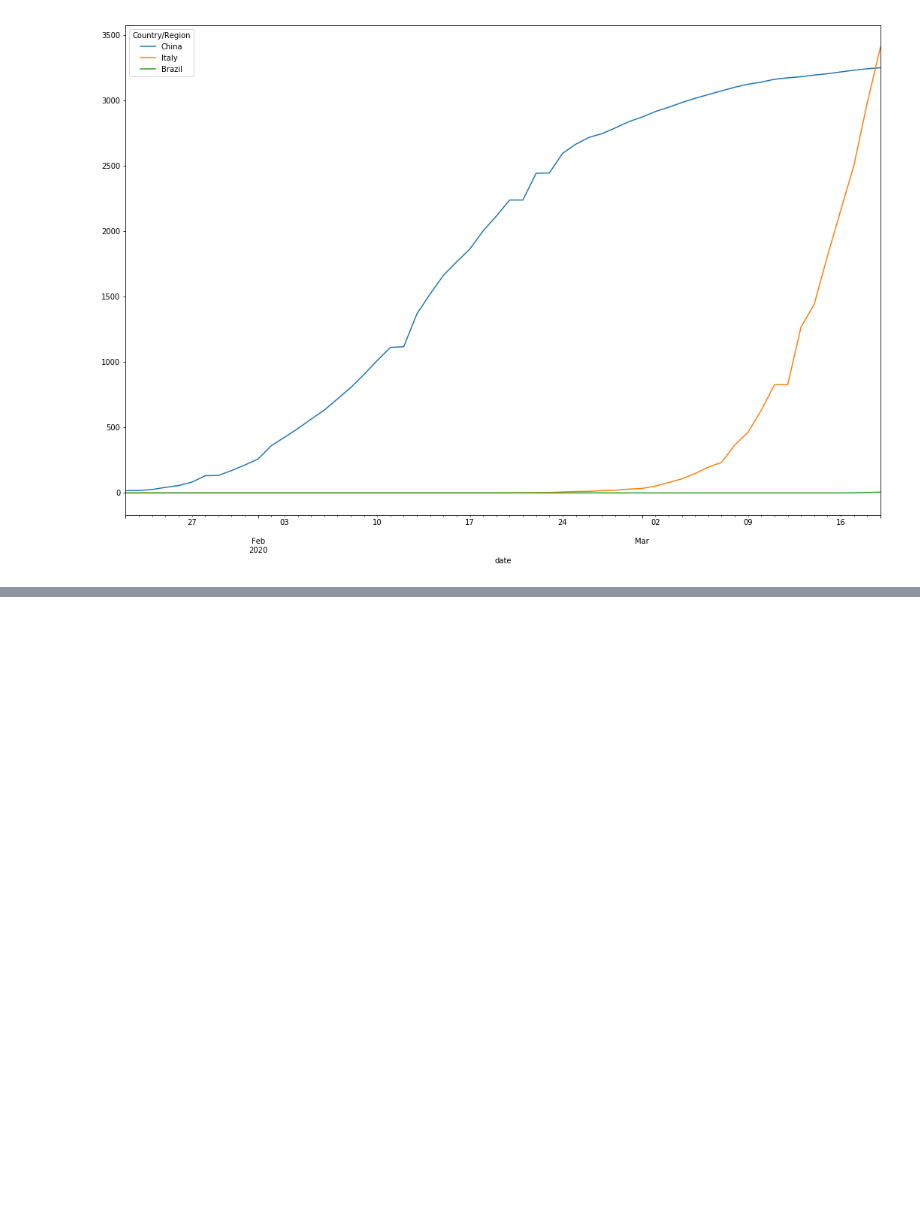
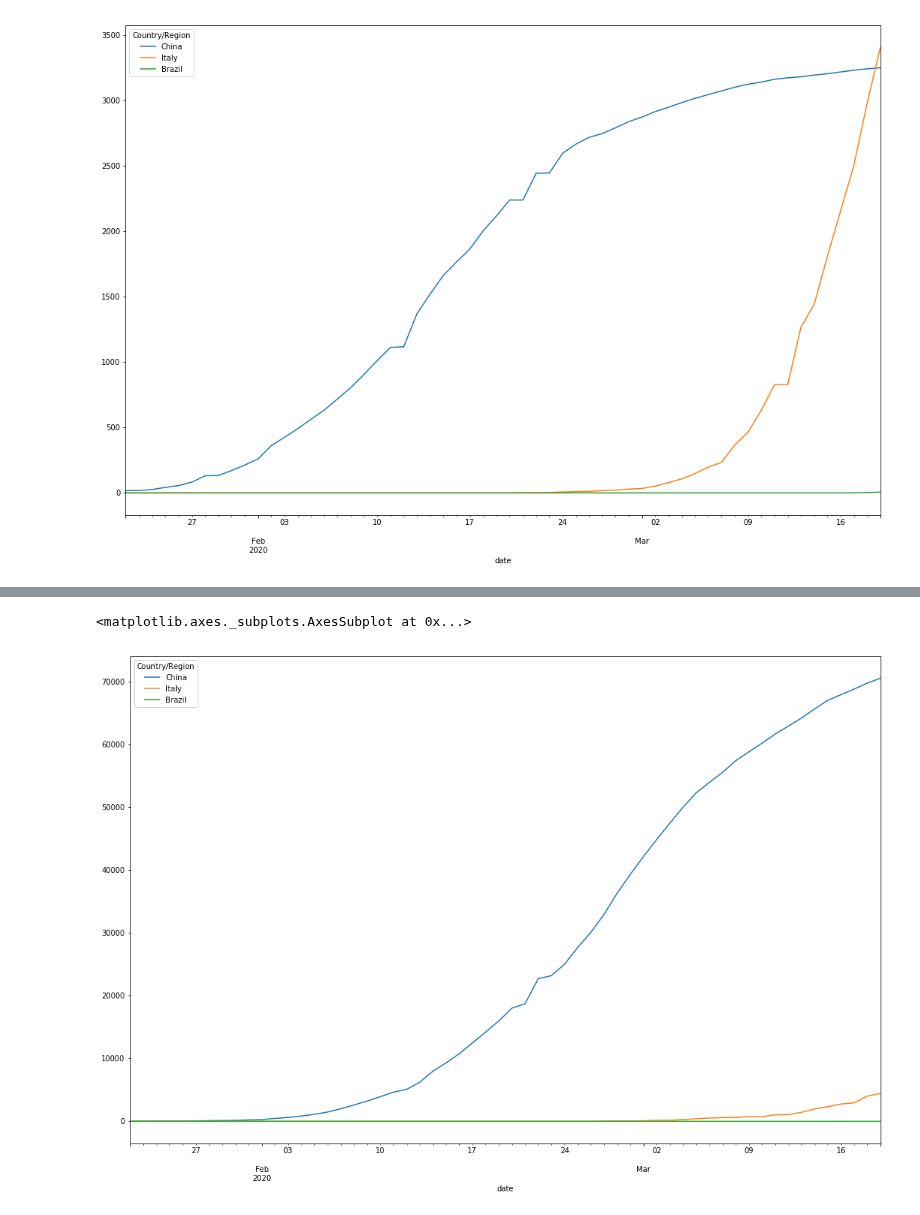
Before and after one commit to rsouza/COVID-19, a Jupyter notebook: daily_cases_deaths_recovered.ipynb, the cells around one changed output, grey strips where cells are left out. Drawn from its saved outputs; the diff is of its cells as text; code cells hidden in the pictures; blank space fills up the shorter version.

Commit message:
added recovered

```diff
--- a/daily_cases_deaths_recovered.ipynb
+++ b/daily_cases_deaths_recovered.ipynb
@@ -48,3 +47,11 @@ df_deaths[["China","Italy","Brazil"]].plot(figsize=(18,12))
 # %% [output]
 <matplotlib.axes._subplots.AxesSubplot at 0x...>
 [figure]
+# %%
+df_recovered = pd.read_csv('./csse_covid_19_data/csse_covid_19_time_series/time_series_19-covid-Recovered.csv')
+df_recovered.drop(["Lat", "Long", "Province/State"], axis=1, inplace=True)
+df_recovered = df_recovered.groupby(['Country/Region']).sum()
+df_recovered = df_recovered.transpose()
+df_recovered.index.name = 'date'
+df_recovered.index = pd.to_datetime(df_recovered.index)
+df_recovered.head()
@@ -50,0 +67,7 @@ df_deaths[["China","Italy","Brazil"]].plot(figsize=(18,12))
+# %%
+#df_recovered.plot(figsize=(18,12))
+#df_recovered[["Japan","Brazil"]].plot(figsize=(18,12))
+df_recovered[["China","Italy","Brazil"]].plot(figsize=(18,12))
+# %% [output]
+<matplotlib.axes._subplots.AxesSubplot at 0x...>
+[figure, added]
```
Also changed, not shown: parts of 2 cells of this notebook.
